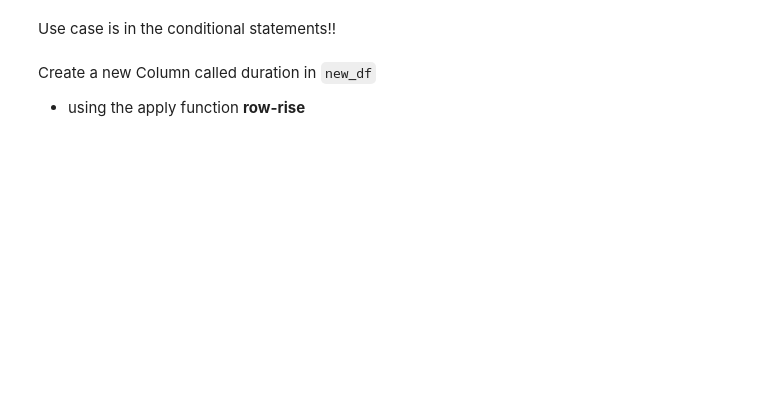
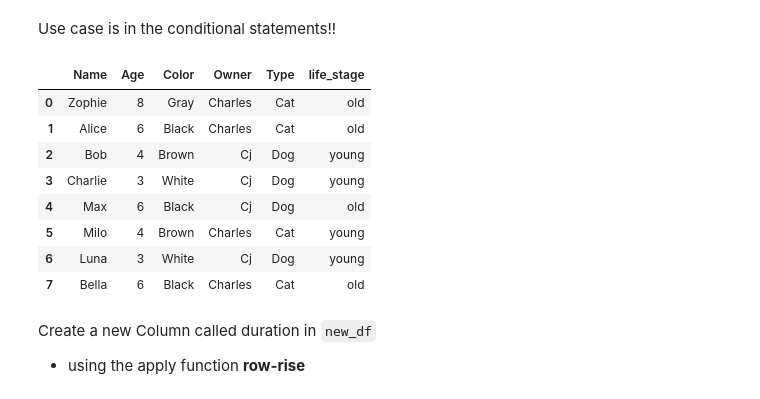
Before and after one commit to cjgimena/consulting-spring2025, a Jupyter notebook: week3.ipynb, the cells around one changed output. Cells and saved outputs as stored; diff of their text form; code cells hidden in the pictures; blank space fills up the shorter version.

```diff
--- a/week3.ipynb
+++ b/week3.ipynb
@@ -25,3 +27,5 @@ data = {
 }
 
 # Create DataFrame
+data = pd.DataFrame(data)
+data
@@ -58,5 +135,6 @@ Use the `.last()` function to grab the last value
 `def function()`
 # %%
 # set a variable x = 2
-
+x = 2
 # print variable x
+print(x)
@@ -76,2 +185,4 @@ Use the `.last()` function to grab the last value
 # %%
 # Add 1 to the Age column of the pets dataset
+data["Age"] = data["Age"].apply(lambda x: x+1)
+data
@@ -87,6 +260,23 @@ But if you notice this code below gives us the same as our `plus_one()` function
 Use case is in the conditional statements!!
 # %%
 # create a function that classifies 5 years and younger as 'young' and everything above 'old'
+def classify_age(age):
+    if age <= 5:
+        return 'young '
+    else: return 'old'
+
+data['life_stage'] = data["Age"].apply(classify_age)
+data
+# %% [output]
+|  | Name | Age | Color | Owner | Type | life_stage |
+| 0 | Zophie | 8 | Gray | Charles | Cat | old |
+| 1 | Alice | 6 | Black | Charles | Cat | old |
+| 2 | Bob | 4 | Brown | Cj | Dog | young |
+| 3 | Charlie | 3 | White | Cj | Dog | young |
+| 4 | Max | 6 | Black | Cj | Dog | old |
+| 5 | Milo | 4 | Brown | Charles | Cat | young |
+| 6 | Luna | 3 | White | Cj | Dog | young |
+| 7 | Bella | 6 | Black | Charles | Cat | old |
 # %% [markdown]
 Create a new Column called duration in `new_df`
 - using the apply function **row-rise**
```
Also changed, not shown: parts of 28 cells of this notebook, 3 other files.
